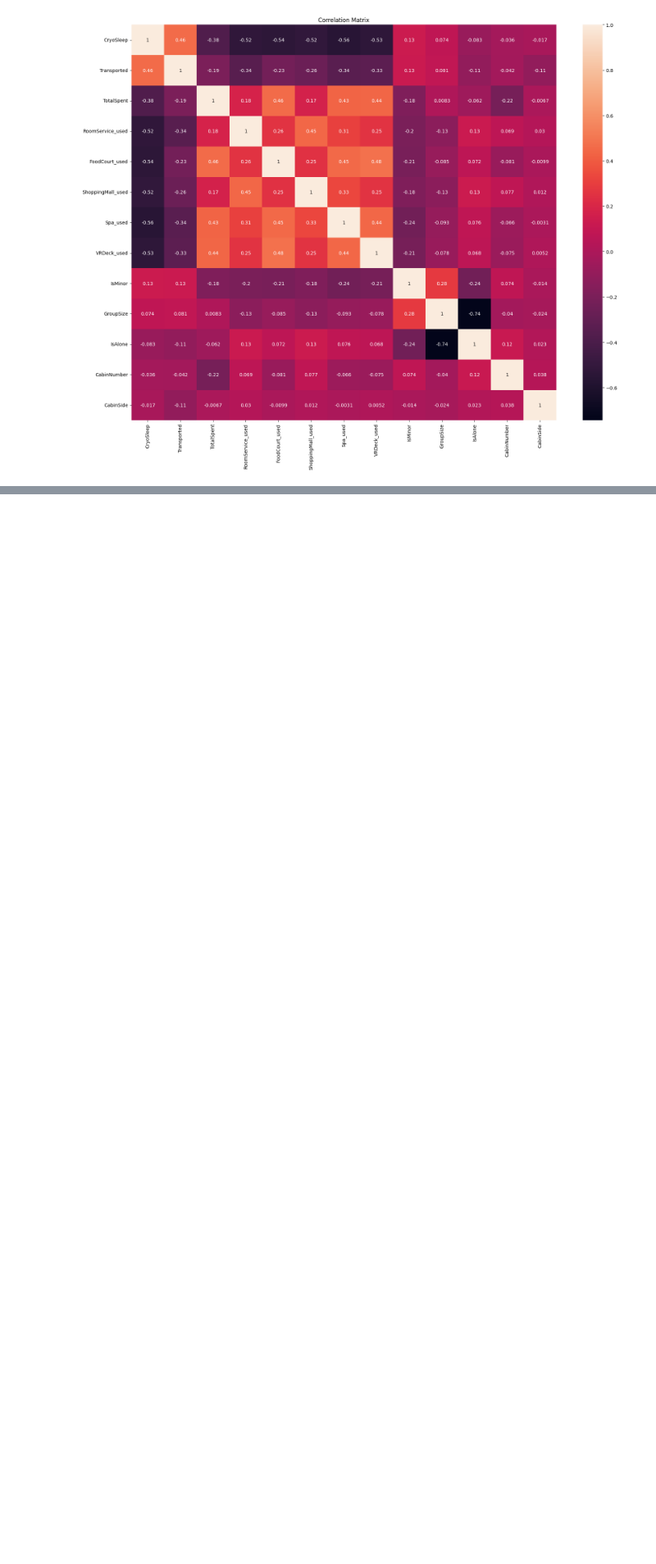
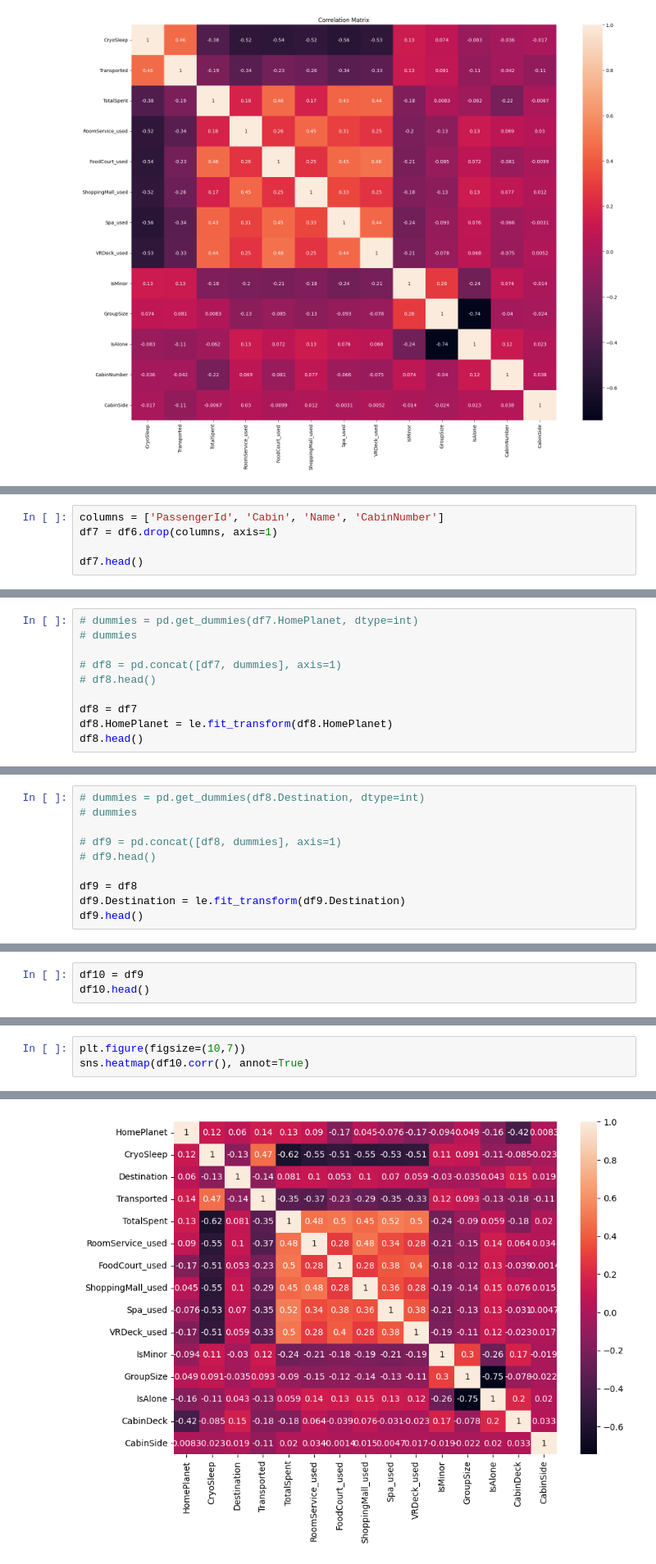
Before and after one commit to dextermadh/Sapceship-Titanic--Survival-Prediction, a Jupyter notebook: model_creation.ipynb, the cells around one changed output, grey strips where cells are left out. Shown at 82% size. Drawn from its saved outputs; the diff is of its cells as text; blank space fills up the shorter version.

```diff
--- a/model_creation.ipynb
+++ b/model_creation.ipynb
@@ -759,0 +861,5 @@ plt.show()
+# %%
+columns = ['PassengerId', 'Cabin', 'Name', 'CabinNumber']
+df7 = df6.drop(columns, axis=1)
+
+df7.head()
@@ -759,0 +877,10 @@ plt.show()
+# %%
+# dummies = pd.get_dummies(df7.HomePlanet, dtype=int)
+# dummies
+
+# df8 = pd.concat([df7, dummies], axis=1)
+# df8.head()
+
+df8 = df7
+df8.HomePlanet = le.fit_transform(df8.HomePlanet)
+df8.head()
@@ -759,0 +898,10 @@ plt.show()
+# %%
+# dummies = pd.get_dummies(df8.Destination, dtype=int)
+# dummies
+
+# df9 = pd.concat([df8, dummies], axis=1)
+# df9.head()
+
+df9 = df8
+df9.Destination = le.fit_transform(df9.Destination)
+df9.head()
@@ -759,0 +915,3 @@ plt.show()
+# %%
+df10 = df9
+df10.head()
@@ -759,0 +925,4 @@ plt.show()
+# %%
+plt.figure(figsize=(10,7))
+sns.heatmap(df10.corr(), annot=True)
+# %% [output]
@@ -759,0 +930 @@ plt.show()
+[figure, added]
```
Also changed, not shown: parts of 32 cells of this notebook.
